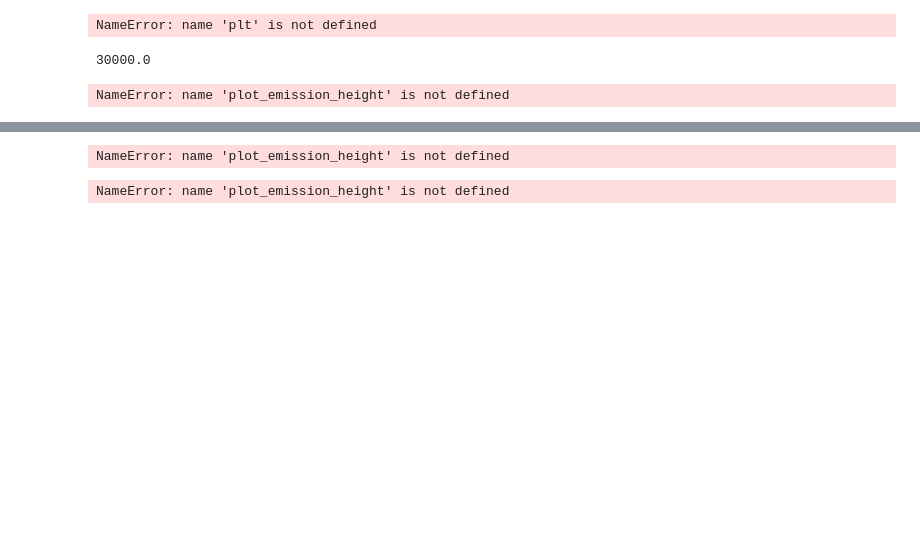
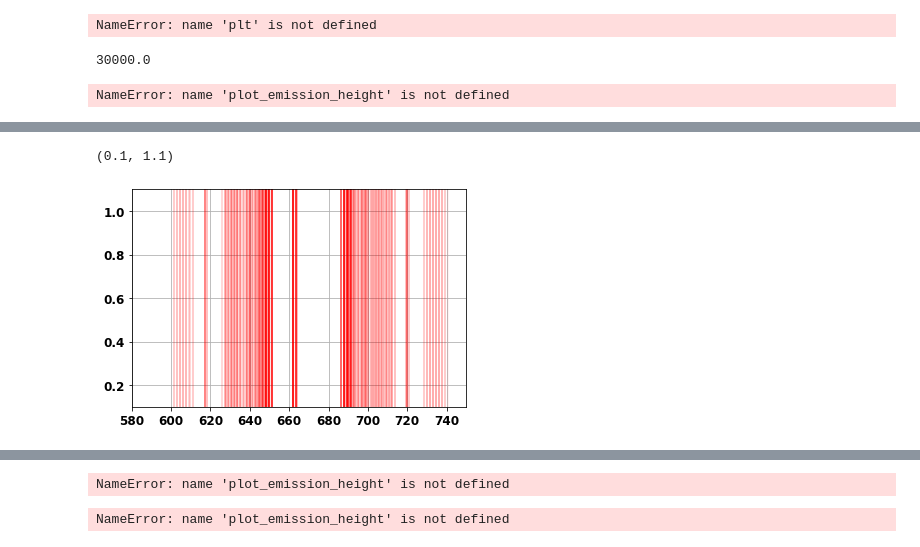
Before and after one commit to costachris/arctic_surface_forcing, a Jupyter notebook: rad_transfer_python/simulate_radiances_main.ipynb, the cells around one changed output, grey strips where cells are left out. Drawn from its saved outputs; the diff is of its cells as text; code cells hidden in the pictures; blank space fills up the shorter version.

```diff
--- a/rad_transfer_python/simulate_radiances_main.ipynb
+++ b/rad_transfer_python/simulate_radiances_main.ipynb
@@ -1038,0 +987,12 @@ NameError: name 'plt' is not defined
+# %%
+inversion_emission_bool =  ((tau_wl_co2_400 < 200) & (tau_wl_co2_270 > 200))
+inversion_jump_k = nu_[inversion_emission_bool]
+# plt.plot(nu_, inversion_emission_bool , '.', markersize = 1)
+for k_jump in inversion_jump_k:
+    plt.axvline(x=k_jump, color='r', linestyle='-', linewidth = 0.1)
+plt.xlim([580, 750])
+plt.grid()
+plt.ylim([0.1 , 1.1])
+# %% [output]
+(0.1, 1.1)
+[figure, added]
```
Also changed, not shown: parts of 28 cells of this notebook, 2 other files.
